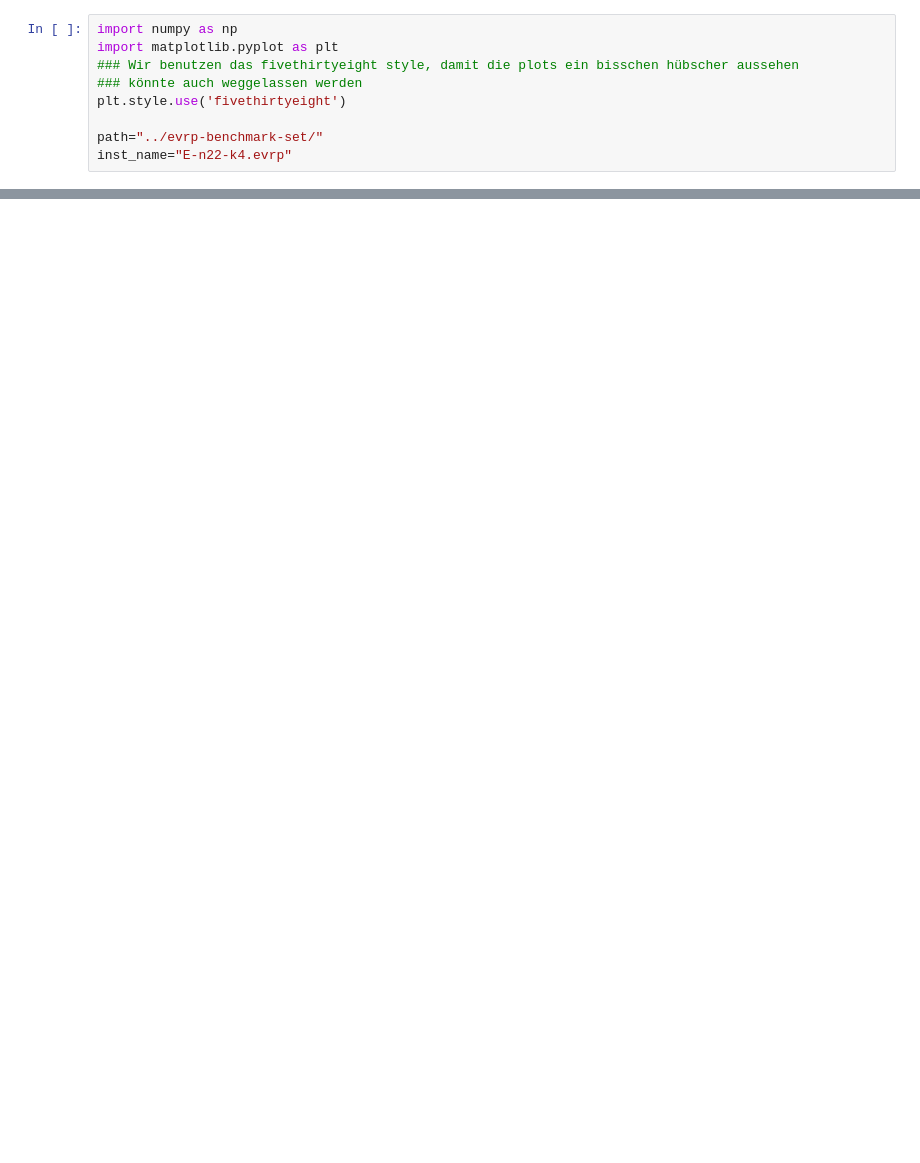
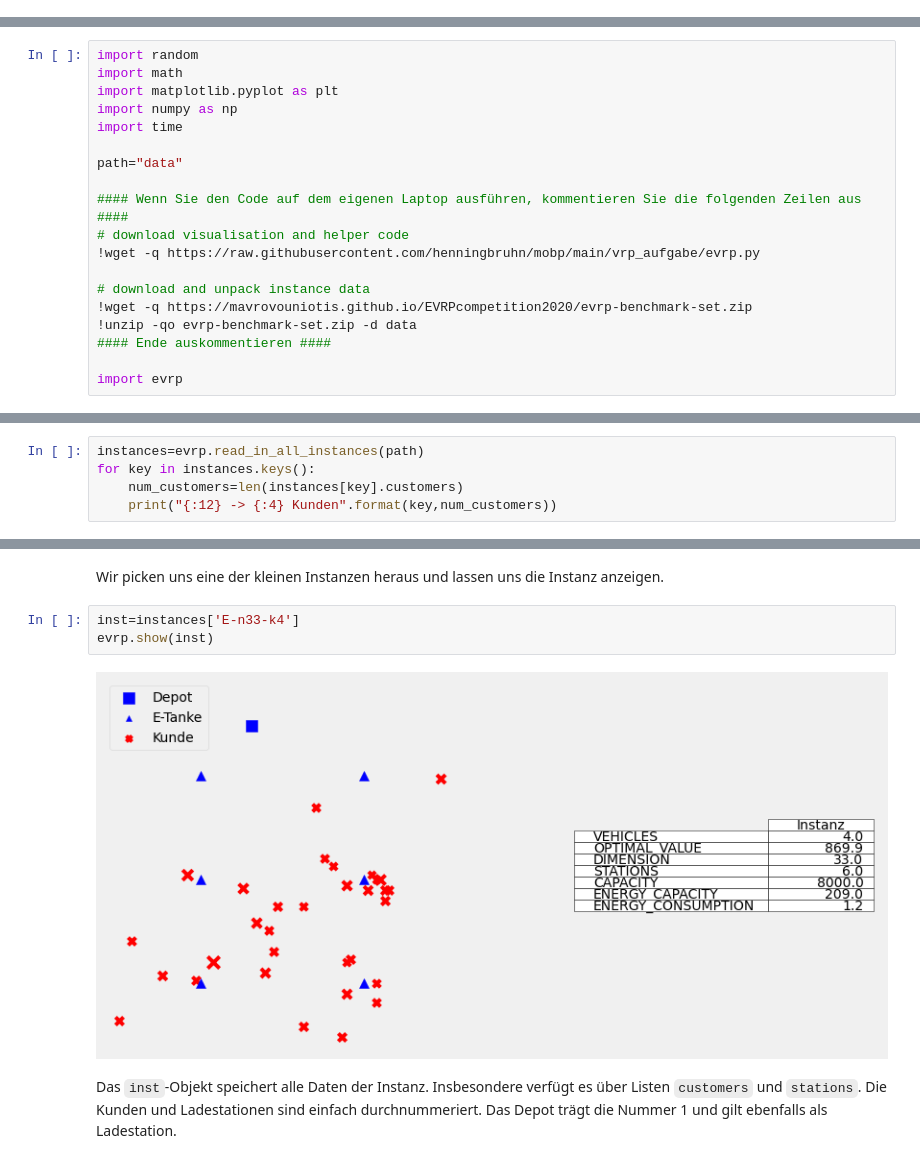
Before and after one commit to henningbruhn/mobp, a Jupyter notebook: vrp_aufgabe/evrp1.ipynb, the cells around one changed output, grey strips where cells are left out. Drawn from its saved outputs; the diff is of its cells as text; blank space fills up the shorter version.

```diff
--- a/vrp_aufgabe/evrp1.ipynb
+++ b/vrp_aufgabe/evrp1.ipynb
@@ -1,9 +0,0 @@
-# %%
-import numpy as np
-import matplotlib.pyplot as plt
-### Wir benutzen das fivethirtyeight style, damit die plots ein bisschen hübscher aussehen
-### könnte auch weggelassen werden
-plt.style.use('fivethirtyeight')
-
-path="../evrp-benchmark-set/"
-inst_name="E-n22-k4.evrp"
@@ -641,0 +14,19 @@ show(inst)
+# %%
+import random
+import math
+import matplotlib.pyplot as plt
+import numpy as np
+import time
+
+path="data"
+
+#### Wenn Sie den Code auf dem eigenen Laptop ausführen, kommentieren Sie die folgenden Zeilen aus ####
+# download visualisation and helper code
+!wget -q https://raw.githubusercontent.com/henningbruhn/mobp/main/vrp_aufgabe/evrp.py
+
+# download and unpack instance data
+!wget -q https://mavrovouniotis.github.io/EVRPcompetition2020/evrp-benchmark-set.zip
+!unzip -qo evrp-benchmark-set.zip -d data
+#### Ende auskommentieren ####
+
+import evrp
@@ -641,0 +35,5 @@ show(inst)
+# %%
+instances=evrp.read_in_all_instances(path)
+for key in instances.keys():
+    num_customers=len(instances[key].customers)
+    print("{:12} -> {:4} Kunden".format(key,num_customers))
@@ -641,0 +58,9 @@ show(inst)
+# %% [markdown]
+Wir picken uns eine der kleinen Instanzen heraus und lassen uns die Instanz anzeigen.
+# %%
+inst=instances['E-n33-k4']
+evrp.show(inst)
+# %% [output]
+[figure, added]
+# %% [markdown]
+Das <code>inst</code>-Objekt speichert alle Daten der Instanz. Insbesondere verfügt es über Listen <code>customers</code> und <code>stations</code>. Die Kunden und Ladestationen sind einfach durchnummeriert. Das Depot trägt die Nummer 1 und gilt ebenfalls als Ladestation.
```
Also changed, not shown: parts of 47 cells of this notebook, 3 other files.
